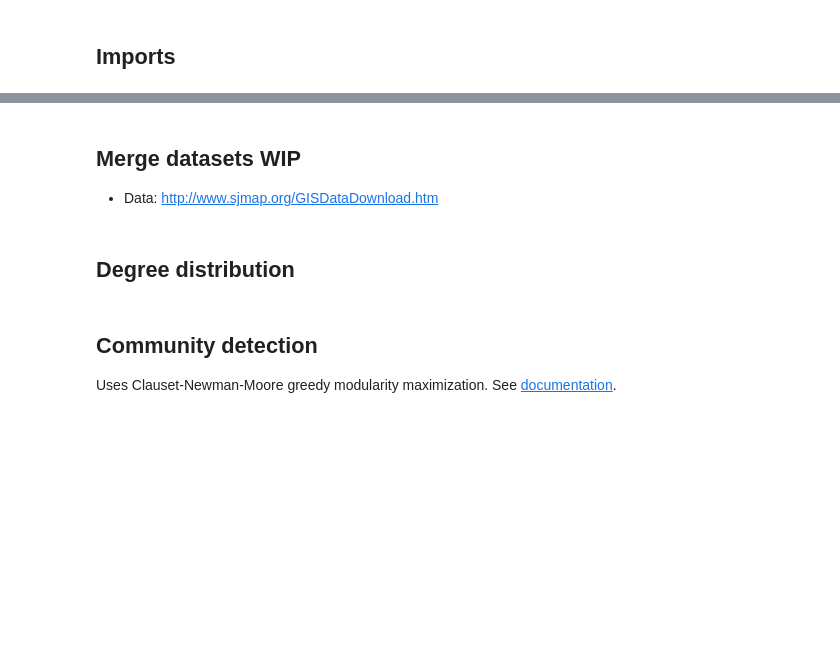
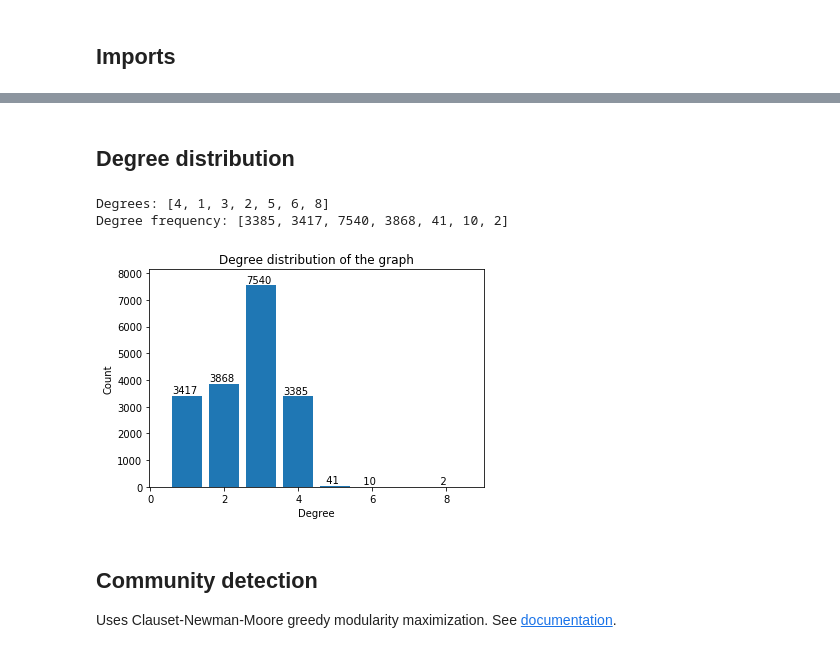
Before and after one commit to jokinen77/network-analysis-project, a Jupyter notebook: project.ipynb, the cells around one changed output, grey strips where cells are left out. Saved outputs shown, nothing was run; the diff lists cells and outputs as text; code cells hidden in the pictures; blank space fills up the shorter version.

```diff
--- a/project.ipynb
+++ b/project.ipynb
@@ -68,4 +92,0 @@ draw_road_graph(G)
-# %% [markdown]
-## Merge datasets WIP
-
-* Data: http://www.sjmap.org/GISDataDownload.htm
@@ -92,15 +95,24 @@ draw_road_graph(G, x_fix=x_fix, y_fix=y_fix, figure=fig, scale_x=scale_x, scale_
 # %%
 nodes, degrees = map(list, zip(*G.degree()))
 count = collections.Counter(degrees)
 
 x, y = map(list, zip(*count.items()))
-print('Degrees:',x)
-print('Degree frequency:',y)
+print('Degrees: {}'.format(x))
+print('Degree frequency: {}'.format(y))
 
+fig, ax = plt.subplots()
+plt.margins(x=0.08, y=0.08)
 plt.bar(x,y)
 plt.title('Degree distribution of the graph')
 plt.xlabel('Degree')
 plt.ylabel('Count')
+
+for degree, freq in zip(x, y):
+    ax.text(degree - .4, freq + 100, " "*(4-len(str(freq))) + str(freq), color='black')
+# %% [output]
+Degrees: [4, 1, 3, 2, 5, 6, 8]
+Degree frequency: [3385, 3417, 7540, 3868, 41, 10, 2]
+[figure, added]
 # %% [markdown]
 ## Community detection
 
```
Also changed, not shown: parts of 9 cells of this notebook.
